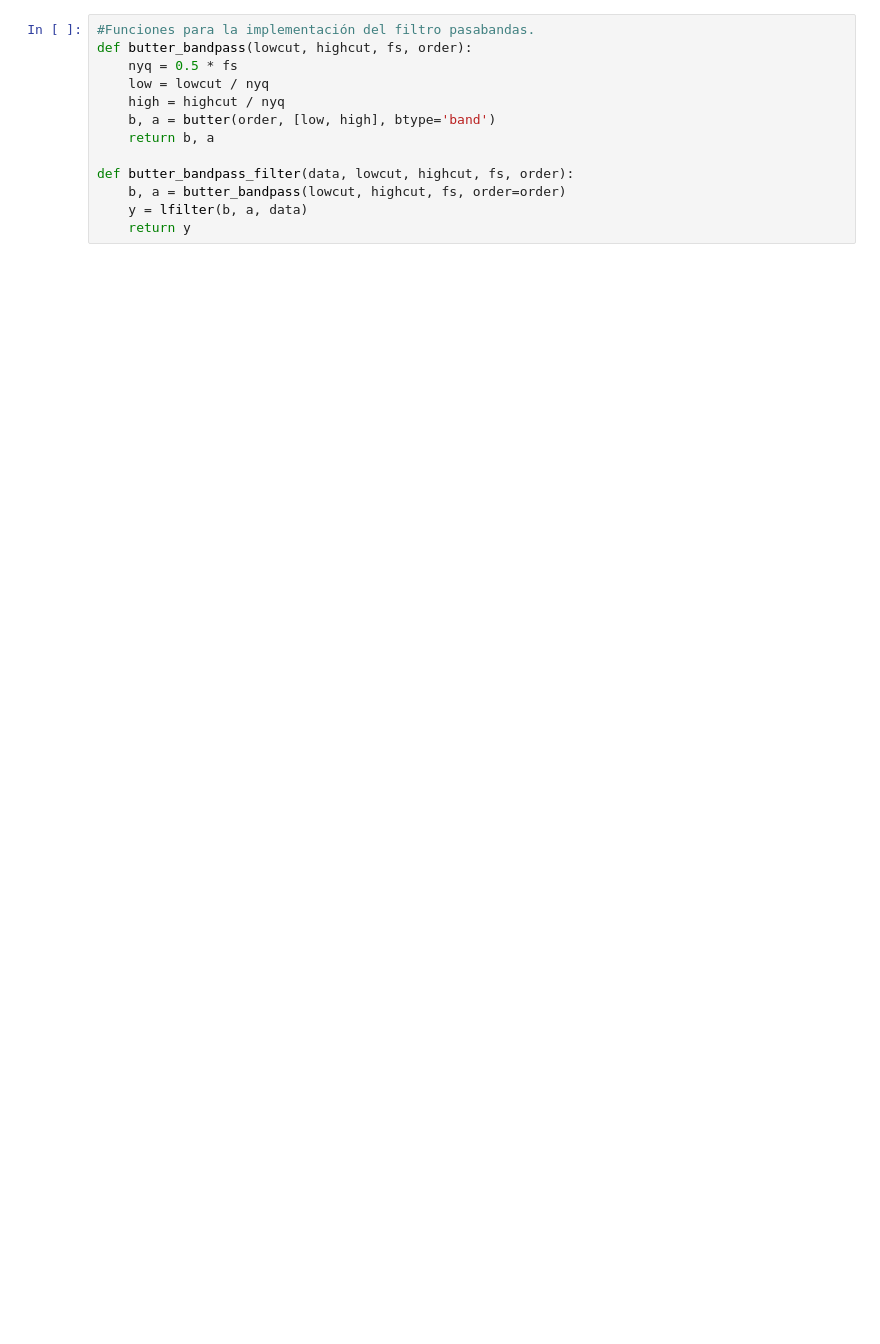
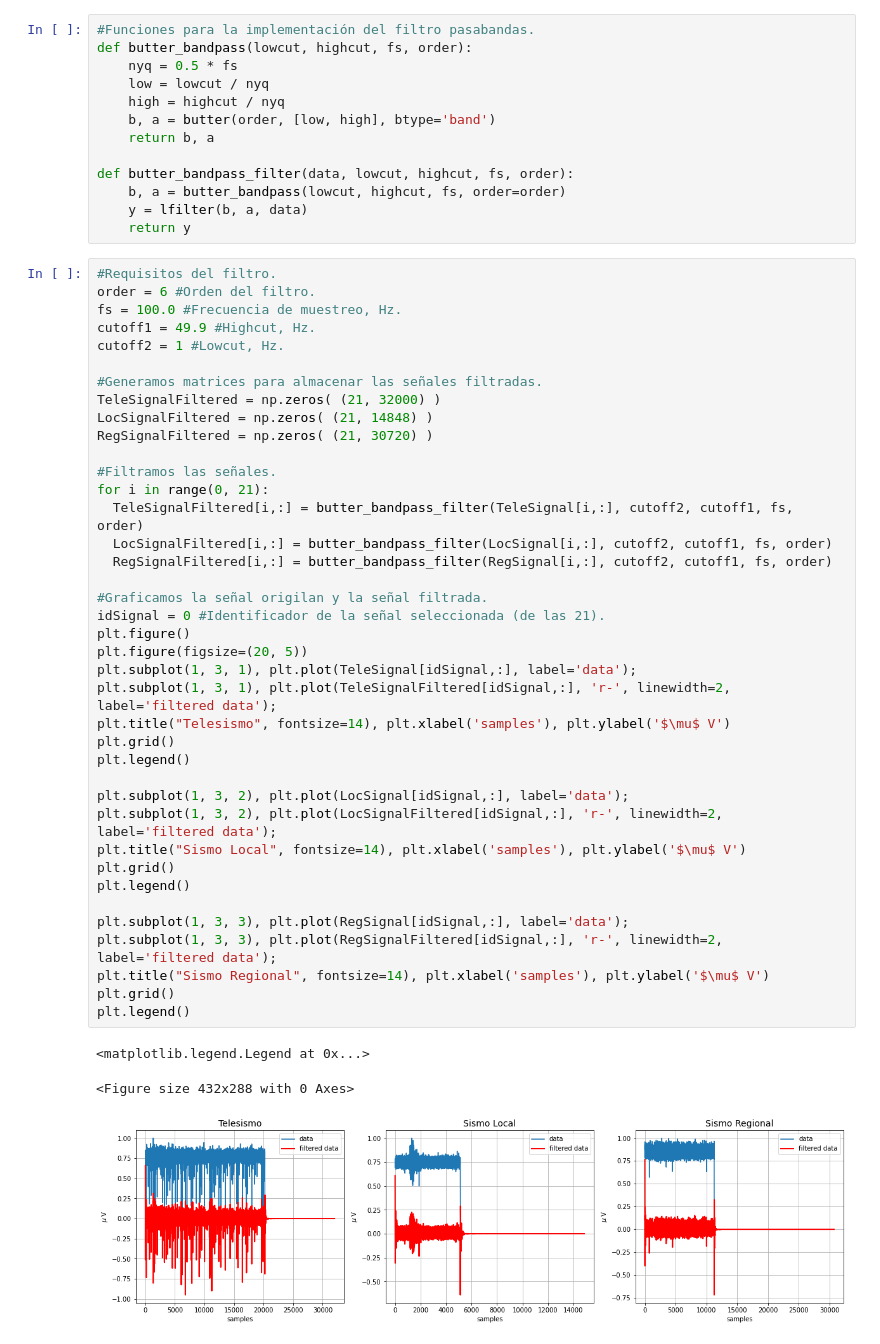
Before and after one commit to sebastianrpo/SPIII, a Jupyter notebook: MP1.ipynb, the cells around one changed output. Saved outputs shown, nothing was run; the diff lists cells and outputs as text; blank space fills up the shorter version.

Commit message:
Filtrado de la señal

```diff
--- a/MP1.ipynb
+++ b/MP1.ipynb
@@ -106,3 +108,46 @@ def butter_bandpass_filter(data, lowcut, highcut, fs, order):
     b, a = butter_bandpass(lowcut, highcut, fs, order=order)
     y = lfilter(b, a, data)
     return y
+# %%
+#Requisitos del filtro.
+order = 6 #Orden del filtro.
+fs = 100.0 #Frecuencia de muestreo, Hz.
+cutoff1 = 49.9 #Highcut, Hz.
+cutoff2 = 1 #Lowcut, Hz.
+
+#Generamos matrices para almacenar las señales filtradas.
+TeleSignalFiltered = np.zeros( (21, 32000) )
+LocSignalFiltered = np.zeros( (21, 14848) )
+RegSignalFiltered = np.zeros( (21, 30720) )
+
+#Filtramos las señales.
+for i in range(0, 21):
+  TeleSignalFiltered[i,:] = butter_bandpass_filter(TeleSignal[i,:], cutoff2, cutoff1, fs, order)
+  LocSignalFiltered[i,:] = butter_bandpass_filter(LocSignal[i,:], cutoff2, cutoff1, fs, order)
+  RegSignalFiltered[i,:] = butter_bandpass_filter(RegSignal[i,:], cutoff2, cutoff1, fs, order)
+
+#Graficamos la señal origilan y la señal filtrada.
+idSignal = 0 #Identificador de la señal seleccionada (de las 21).
+plt.figure()
+plt.figure(figsize=(20, 5))
+plt.subplot(1, 3, 1), plt.plot(TeleSignal[idSignal,:], label='data');
+plt.subplot(1, 3, 1), plt.plot(TeleSignalFiltered[idSignal,:], 'r-', linewidth=2, label='filtered data');
+plt.title("Telesismo", fontsize=14), plt.xlabel('samples'), plt.ylabel('$\mu$ V')
+plt.grid()
+plt.legend()
+
+plt.subplot(1, 3, 2), plt.plot(LocSignal[idSignal,:], label='data');
+plt.subplot(1, 3, 2), plt.plot(LocSignalFiltered[idSignal,:], 'r-', linewidth=2, label='filtered data');
+plt.title("Sismo Local", fontsize=14), plt.xlabel('samples'), plt.ylabel('$\mu$ V')
+plt.grid()
+plt.legend()
+
+plt.subplot(1, 3, 3), plt.plot(RegSignal[idSignal,:], label='data');
+plt.subplot(1, 3, 3), plt.plot(RegSignalFiltered[idSignal,:], 'r-', linewidth=2, label='filtered data');
+plt.title("Sismo Regional", fontsize=14), plt.xlabel('samples'), plt.ylabel('$\mu$ V')
+plt.grid()
+plt.legend()
+# %% [output]
+<matplotlib.legend.Legend at 0x...>
+<Figure size 432x288 with 0 Axes>
+[figure, added]
```
Also changed, not shown: parts of 2 cells of this notebook.
